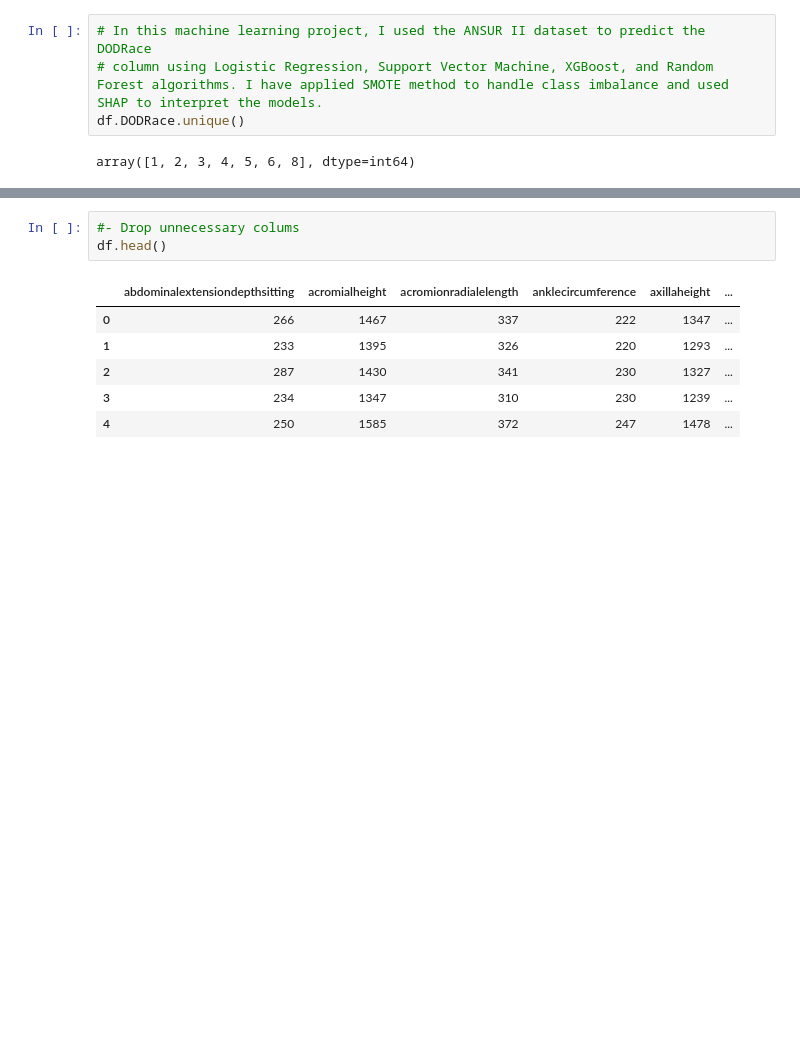
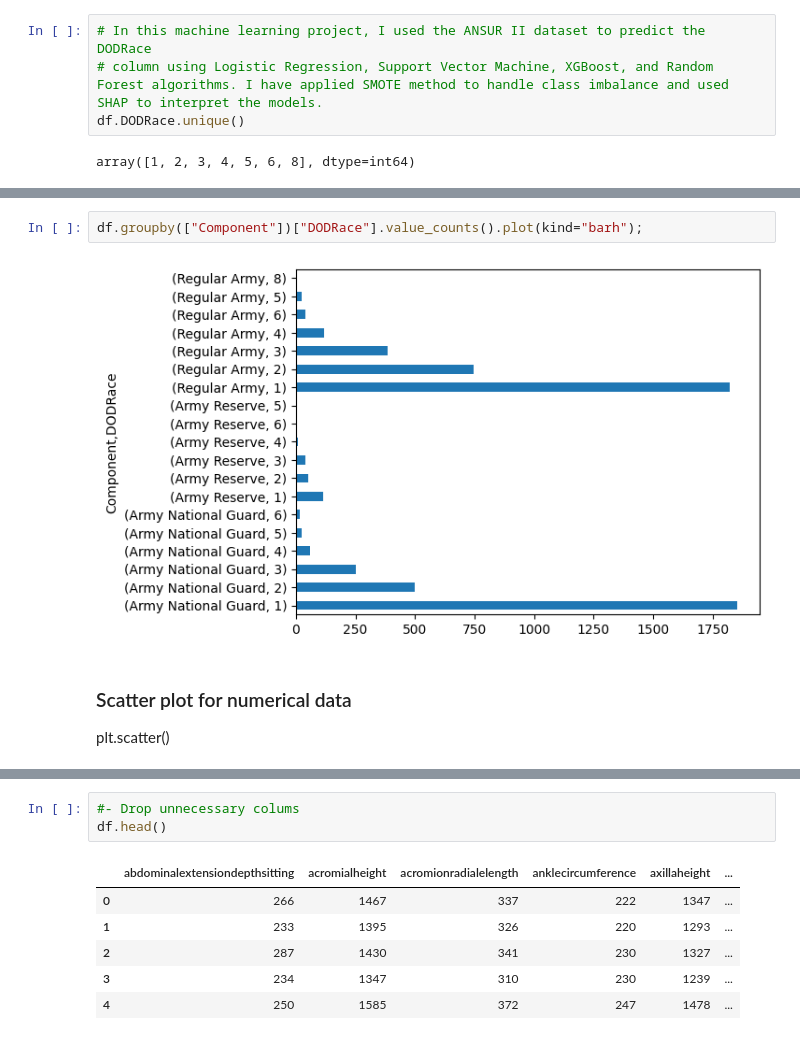
Before and after one commit to Hessa-Alharbi/Soldier-Race-Project, a Jupyter notebook: data_preparation/EDA.ipynb, the cells around one changed output, grey strips where cells are left out. Cells and saved outputs as stored; diff of their text form; blank space fills up the shorter version.

```diff
--- a/data_preparation/EDA.ipynb
+++ b/data_preparation/EDA.ipynb
@@ -150,0 +167,8 @@ sns.histplot(df['DODRace'])
+# %%
+df.groupby(["Component"])["DODRace"].value_counts().plot(kind="barh");
+# %% [output]
+[figure, added]
+# %% [markdown]
+### Scatter plot for numerical data
+
+plt.scatter()
```
Also changed, not shown: parts of 11 cells of this notebook, 2 other files.
